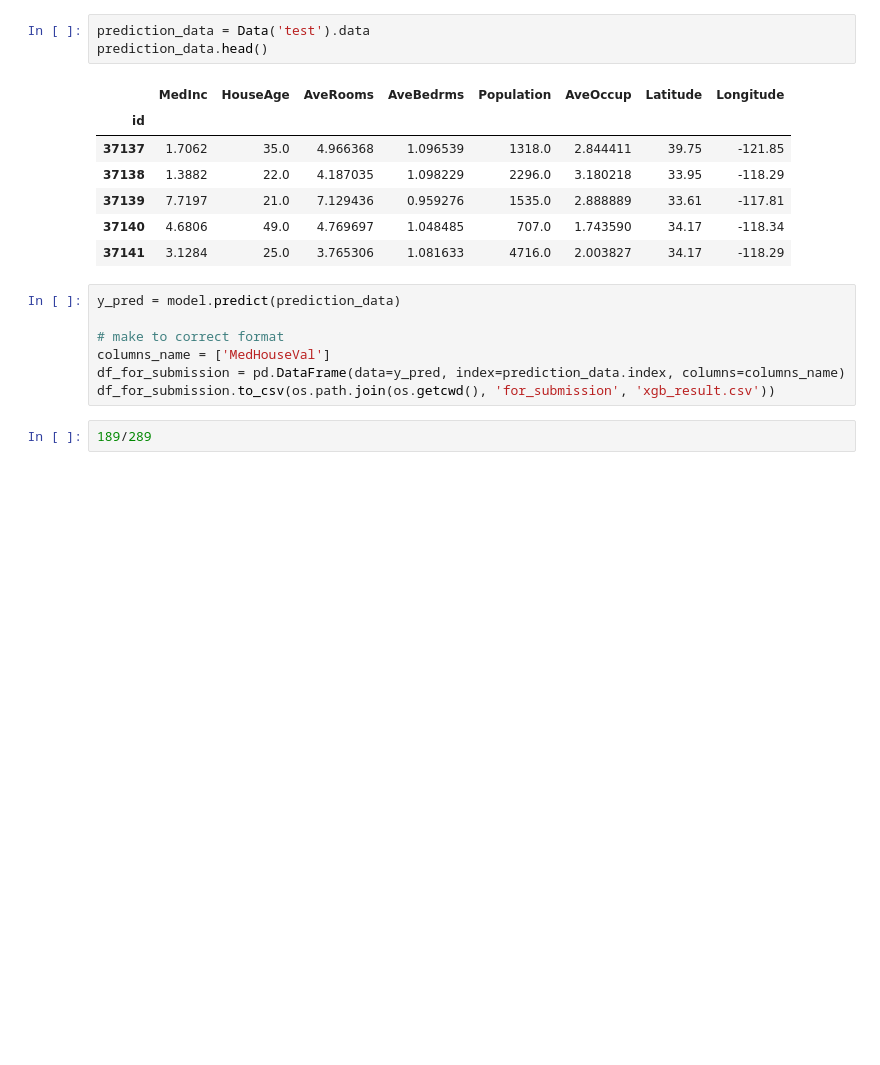
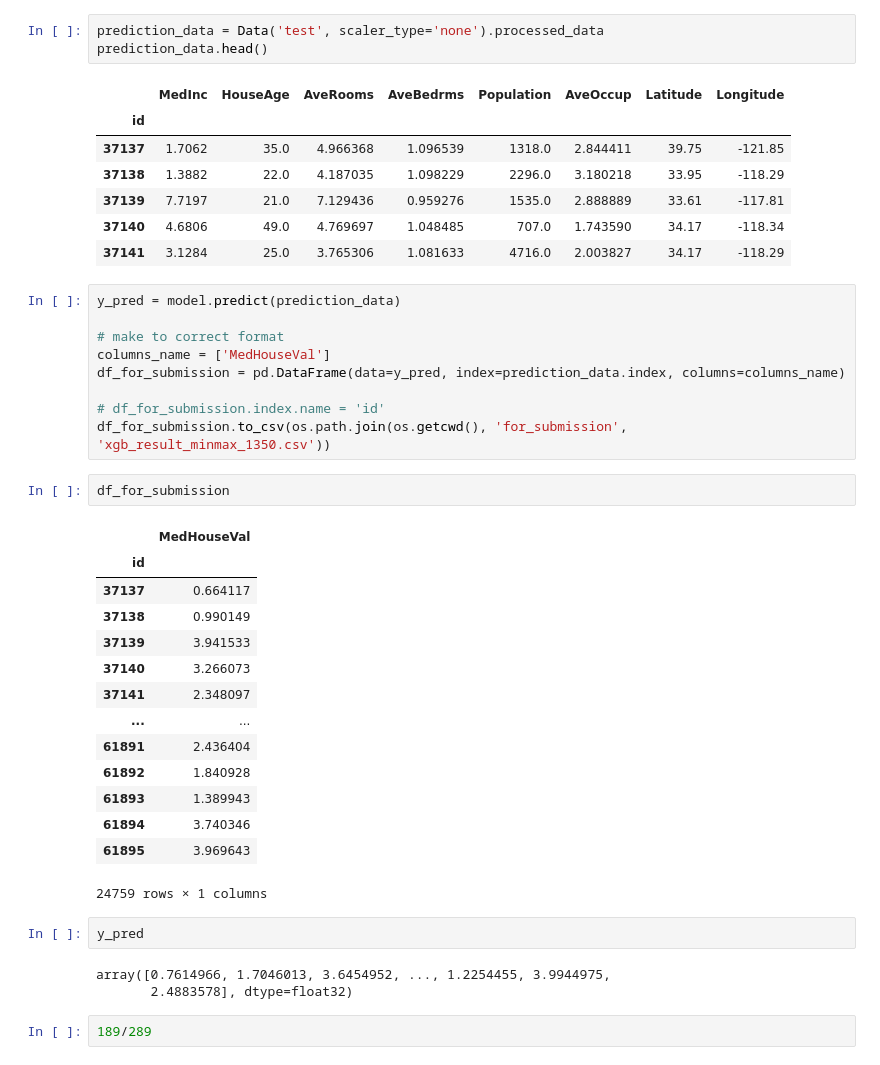
Before and after one commit to handsomevictor/kaggle-Playground_Series_Season_3_Episode_1, a Jupyter notebook: trial.ipynb, the cells around one changed output. Saved outputs shown, nothing was run; the diff lists cells and outputs as text; blank space fills up the shorter version.

```diff
--- a/trial.ipynb
+++ b/trial.ipynb
@@ -214,7 +326,7 @@ x_test.head()
 | 3942 | 4.1364 | 22.0 | 5.448584 | 0.986717 | 1750.0 | 3.020478 | 38.47 | -121.77 |
 | 26360 | 1.6031 | 39.0 | 4.742204 | 1.075092 | 1168.0 | 3.250000 | 36.75 | -119.80 |
 # %%
-prediction_data = Data('test').data
+prediction_data = Data('test', scaler_type='none').processed_data
 prediction_data.head()
 # %% [output]
 |  | MedInc | HouseAge | AveRooms | AveBedrms | Population | AveOccup | Latitude | Longitude |
@@ -230,7 +342,31 @@ y_pred = model.predict(prediction_data)
 # make to correct format
 columns_name = ['MedHouseVal']
 df_for_submission = pd.DataFrame(data=y_pred, index=prediction_data.index, columns=columns_name)
-df_for_submission.to_csv(os.path.join(os.getcwd(), 'for_submission', 'xgb_result.csv'))
+
+# df_for_submission.index.name = 'id'
+df_for_submission.to_csv(os.path.join(os.getcwd(), 'for_submission', 'xgb_result_minmax_1350.csv'))
+# %%
+df_for_submission
+# %% [output]
+|  | MedHouseVal |
+| id |  |
+| 37137 | 0.664117 |
+| 37138 | 0.990149 |
+| 37139 | 3.941533 |
+| 37140 | 3.266073 |
+| 37141 | 2.348097 |
+| ... | ... |
+| 61891 | 2.436404 |
+| 61892 | 1.840928 |
+| 61893 | 1.389943 |
+| 61894 | 3.740346 |
+| 61895 | 3.969643 |
+24759 rows × 1 columns
+# %%
+y_pred
+# %% [output]
+array([0.7614966, 1.7046013, 3.6454952, ..., 1.2254455, 3.9944975,
+       2.4883578], dtype=float32)
 # %%
 189/289
 # %% [output]
```
Also changed, not shown: parts of 30 cells of this notebook, 14 other files.
